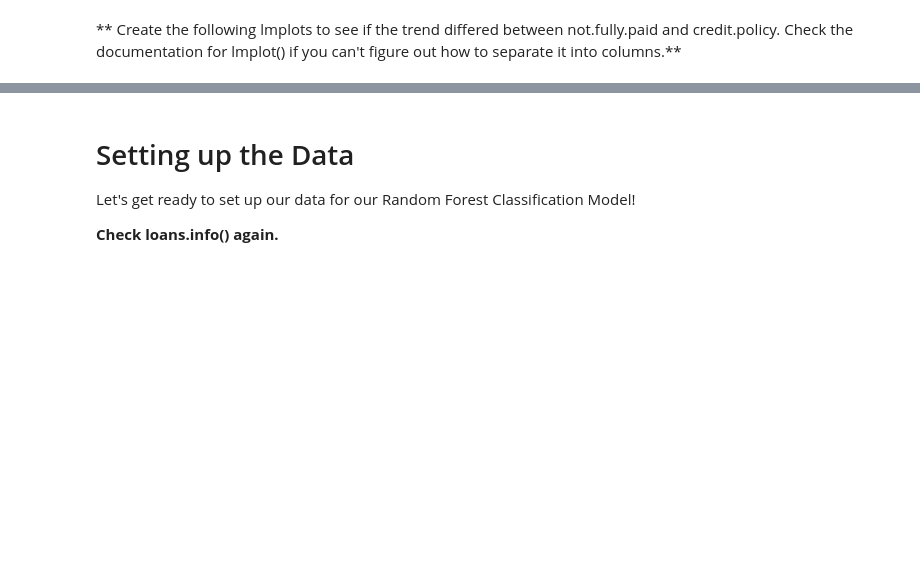
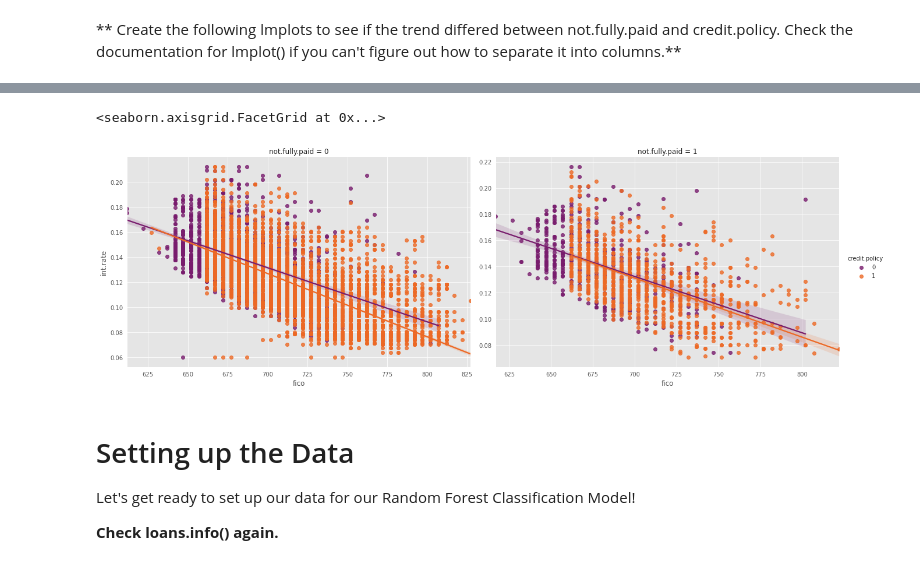
Before and after one commit to mpinheiro19/DSMLCourse, a Jupyter notebook: 15-Decision-Trees-and-Random-Forests/02_Decision_Trees_and_Random_Forest_Project_MySolutions.ipynb, the cells around one changed output, grey strips where cells are left out. Drawn from its saved outputs; the diff is of its cells as text; code cells hidden in the pictures; blank space fills up the shorter version.

```diff
--- a/15-Decision-Trees-and-Random-Forests/02_Decision_Trees_and_Random_Forest_Project_MySolutions.ipynb
+++ b/15-Decision-Trees-and-Random-Forests/02_Decision_Trees_and_Random_Forest_Project_MySolutions.ipynb
@@ -171,3 +163,9 @@ sns.jointplot(x='fico',y='int.rate',data=loans,kind='kde')
+# %%
+sns.lmplot(data = loans,  x='fico', y='int.rate', col='not.fully.paid', hue='credit.policy',sharex=False, sharey=False,
+                height = 6, aspect=1.5,palette="inferno")
+# %% [output]
+<seaborn.axisgrid.FacetGrid at 0x...>
+[figure, added]
 # %% [markdown]
 # Setting up the Data
 
```
Also changed, not shown: parts of 33 cells of this notebook.
